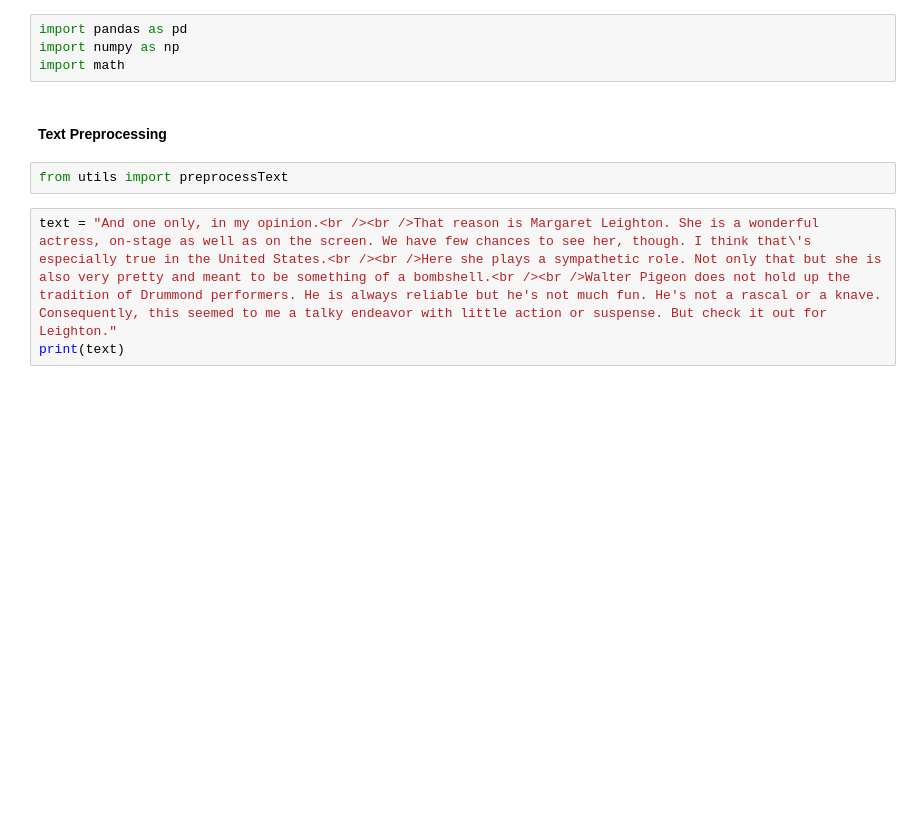
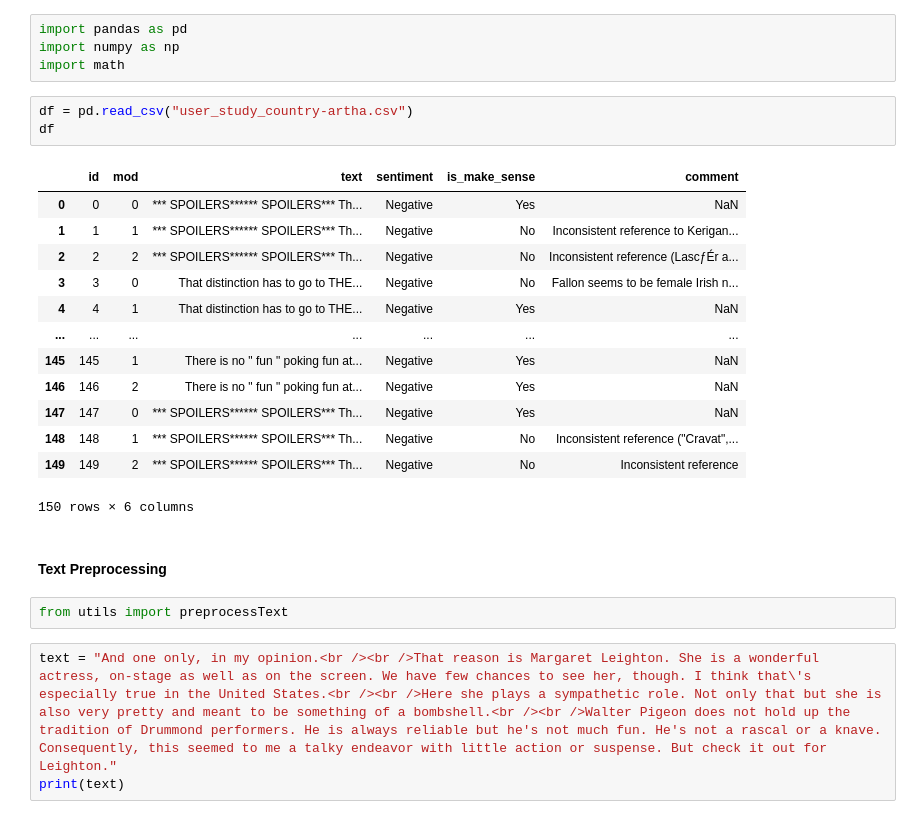
Before and after one commit to soarsmu/BiasFinder, a Jupyter notebook: codes/gender/mutant-generation-example-for-testing.ipynb, the cells around one changed output. Drawn from its saved outputs; the diff is of its cells as text; blank space fills up the shorter version.

```diff
--- a/codes/gender/mutant-generation-example-for-testing.ipynb
+++ b/codes/gender/mutant-generation-example-for-testing.ipynb
@@ -2,6 +2,23 @@
 import pandas as pd
 import numpy as np
 import math
+# %%
+df = pd.read_csv("user_study_country-artha.csv")
+df
+# %% [output]
+|  | id | mod | text | sentiment | is_make_sense | comment |
+| 0 | 0 | 0 | *** SPOILERS****** SPOILERS*** Th... | Negative | Yes | NaN |
+| 1 | 1 | 1 | *** SPOILERS****** SPOILERS*** Th... | Negative | No | Inconsistent reference to Kerigan... |
+| 2 | 2 | 2 | *** SPOILERS****** SPOILERS*** Th... | Negative | No | Inconsistent reference (LascƒÉr a... |
+| 3 | 3 | 0 | That distinction has to go to THE... | Negative | No | Fallon seems to be female Irish n... |
+| 4 | 4 | 1 | That distinction has to go to THE... | Negative | Yes | NaN |
+| ... | ... | ... | ... | ... | ... | ... |
+| 145 | 145 | 1 | There is no " fun " poking fun at... | Negative | Yes | NaN |
+| 146 | 146 | 2 | There is no " fun " poking fun at... | Negative | Yes | NaN |
+| 147 | 147 | 0 | *** SPOILERS****** SPOILERS*** Th... | Negative | Yes | NaN |
+| 148 | 148 | 1 | *** SPOILERS****** SPOILERS*** Th... | Negative | No | Inconsistent reference ("Cravat",... |
+| 149 | 149 | 2 | *** SPOILERS****** SPOILERS*** Th... | Negative | No | Inconsistent reference |
+150 rows × 6 columns
 # %% [markdown]
 #### Text Preprocessing
 # %%
```
Also changed, not shown: parts of 19 cells of this notebook, 8 other files.
